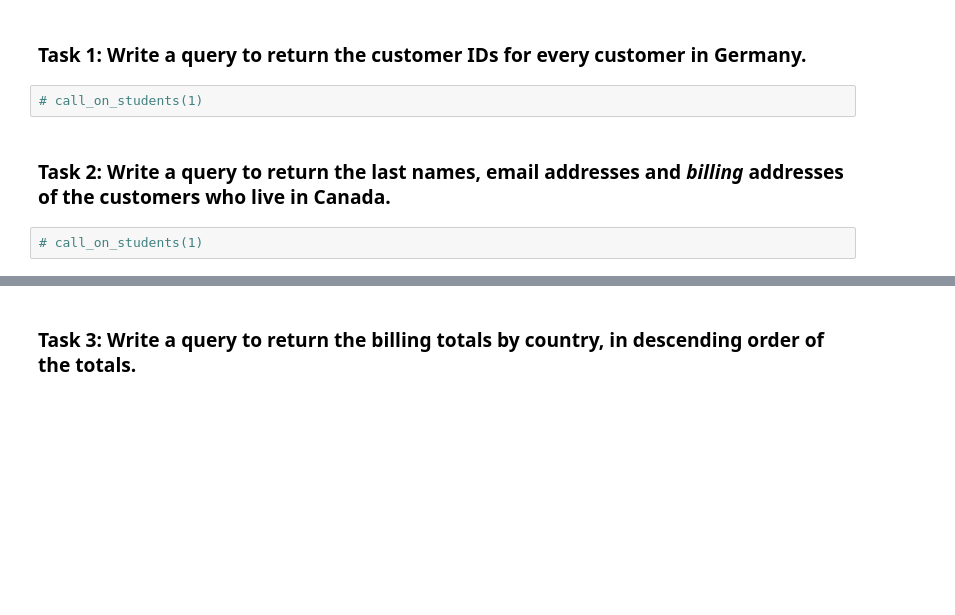
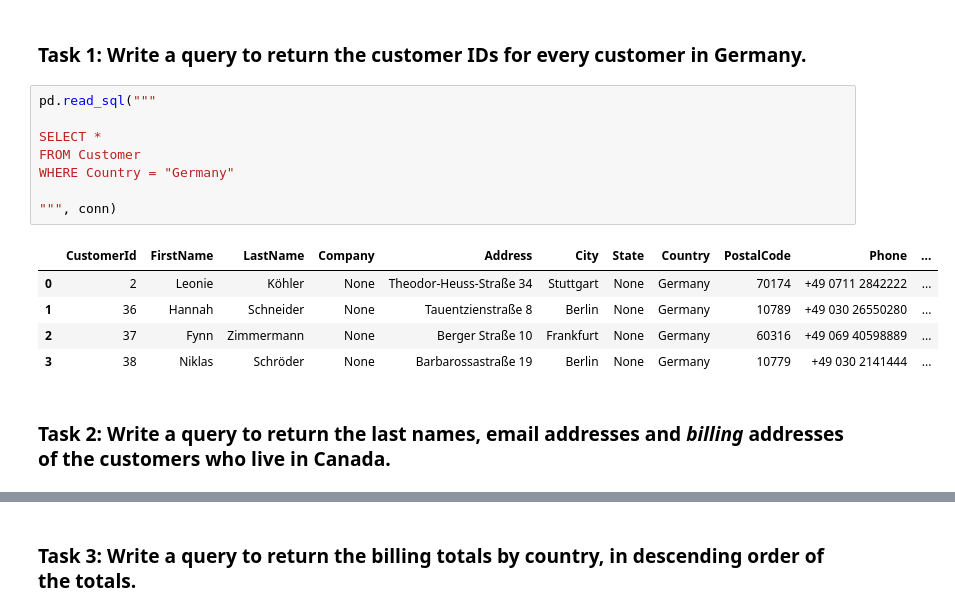
Before and after one commit to basstraining/NTL-DS-103023, a Jupyter notebook: Phase 2/Lectures/13-P2-Code-Challenge-Review.ipynb, the cells around one changed output, grey strips where cells are left out. Saved outputs shown, nothing was run; the diff lists cells and outputs as text; blank space fills up the shorter version.

```diff
--- a/Phase 2/Lectures/13-P2-Code-Challenge-Review.ipynb
+++ b/Phase 2/Lectures/13-P2-Code-Challenge-Review.ipynb
@@ -34,8 +46,18 @@ pd.read_sql(
 # %% [markdown]
 ### Task 1: Write a query to return the customer IDs for every customer in Germany.
-# %%
-# call_on_students(1)
+# %%
+pd.read_sql("""
+
+SELECT *
+FROM Customer
+WHERE Country = "Germany"
+
+""", conn)
+# %% [output]
+|  | CustomerId | FirstName | LastName | Company | Address | City | State | Country | PostalCode | Phone | ... |
+| 0 | 2 | Leonie | Köhler | None | Theodor-Heuss-Straße 34 | Stuttgart | None | Germany | 70174 | +49 0711 2842222 | ... |
+| 1 | 36 | Hannah | Schneider | None | Tauentzienstraße 8 | Berlin | None | Germany | 10789 | +49 030 26550280 | ... |
+| 2 | 37 | Fynn | Zimmermann | None | Berger Straße 10 | Frankfurt | None | Germany | 60316 | +49 069 40598889 | ... |
+| 3 | 38 | Niklas | Schröder | None | Barbarossastraße 19 | Berlin | None | Germany | 10779 | +49 030 2141444 | ... |
 # %% [markdown]
 ### Task 2: Write a query to return the last names, email addresses and *billing* addresses of the customers who live in Canada.
-# %%
-# call_on_students(1)
```
Also changed, not shown: parts of 43 cells of this notebook.
